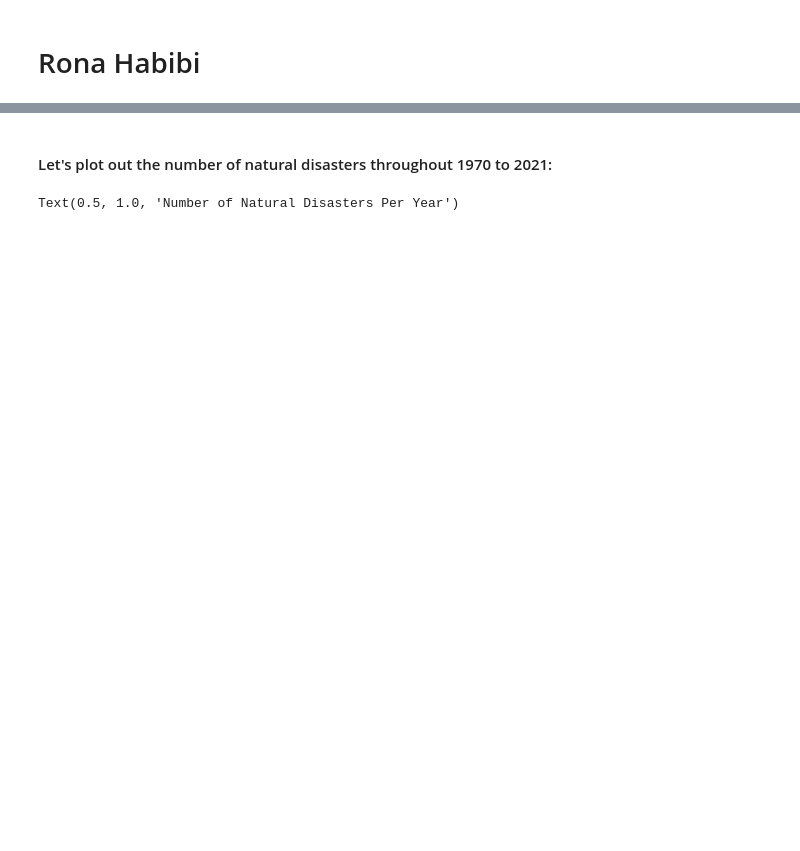
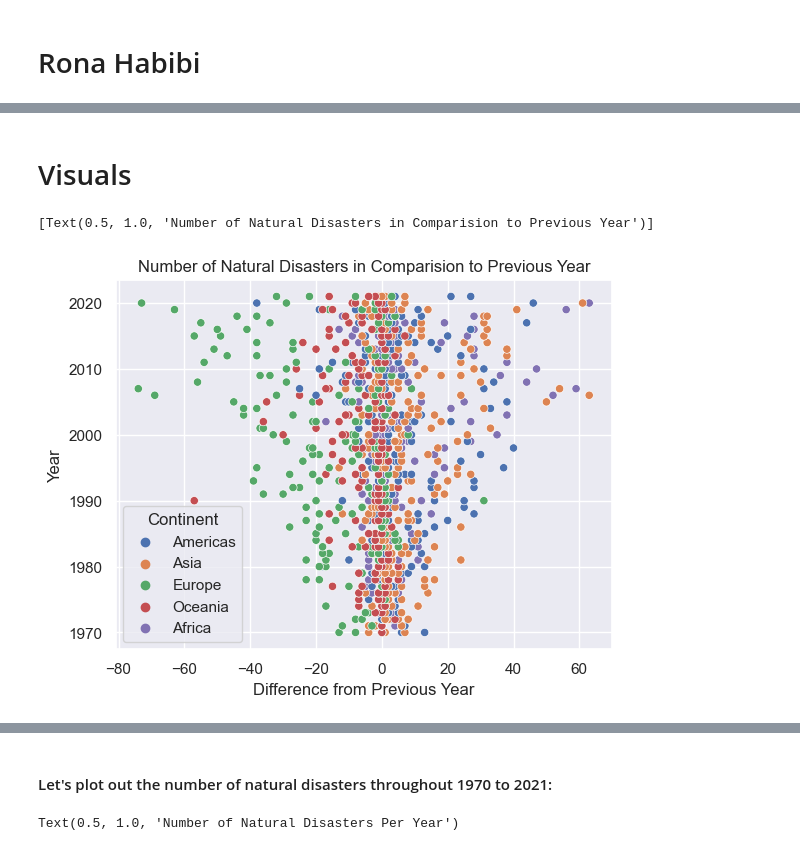
Before and after one commit to ubco-W2022T2-data301/project-group-group42, a Jupyter notebook: analysis/analysisRona.ipynb, the cells around one changed output, grey strips where cells are left out. Cells and saved outputs as stored; diff of their text form; code cells hidden in the pictures; blank space fills up the shorter version.

```diff
--- a/analysis/analysisRona.ipynb
+++ b/analysis/analysisRona.ipynb
@@ -256,3 +2,0 @@ df_ndperyear
-# %%
-df_ndperyear['Difference from Previous Year'] = df_ndperyear.groupby('Disaster Type')['Number of Disasters'].diff()
-df_ndperyear
@@ -273,3 +2,0 @@ df_ndperyear
-# %%
-df_ndperyear['Percent Difference from Previous Year'] = (df_ndperyear['Difference from Previous Year'] / df_ndperyear.groupby('Disaster Type')['Number of Disasters'].shift(1)) * 100
-df_ndperyear
@@ -401,0 +32,17 @@ sns.violinplot(data=continents, x= "Year", y= "Disaster Type")
+# %%
+def processed_nd_data():
+    df_ndperyear = (pd.read_csv("../data/raw/1900_2021_DISASTERS.csv")
+                      .query('`Disaster Type` in ["Flood", "Storm", "Drought", "Wildfire", "Landslide"]')
+                      .iloc[:, [1, 5, 6, 10, 12, 13]]
+                      .dropna()
+                      .groupby(['Year', 'Continent', 'Disaster Type'])
+                      .size()
+                      .reset_index(name='Number of Disasters')
+                      .assign(Difference_from_Previous_Year=lambda x: x.groupby('Disaster Type')['Number of Disasters'].diff(),
+                              Percent_Difference_from_Previous_Year=lambda x: (x['Difference_from_Previous_Year'] / x.groupby('Disaster Type')['Number of Disasters'].shift(1)) * 100)
+                      .rename(columns={'Percent_Difference_from_Previous_Year': '% Difference from Previous Year'})
+                      .rename(columns={'Difference_from_Previous_Year': 'Difference from Previous Year'})
+                      .dropna()
+                    )
+    return df_ndperyear
+processed_nd_data()
@@ -401,0 +147,4 @@ sns.violinplot(data=continents, x= "Year", y= "Disaster Type")
+# %%
+df1 = processed_nd_data()
+df2 = preprocess_emissions_data()
+df3 = preprocess_temperature_data()
@@ -401,0 +170,7 @@ sns.violinplot(data=continents, x= "Year", y= "Disaster Type")
+# %% [markdown]
+# Visuals
+# %%
+sns.scatterplot(data = df1, x= "Difference from Previous Year",y = "Year", hue= "Continent").set(title="Number of Natural Disasters in Comparision to Previous Year")
+# %% [output]
+[Text(0.5, 1.0, 'Number of Natural Disasters in Comparision to Previous Year')]
+[figure, added]
```
Also changed, not shown: parts of 74 cells of this notebook.
